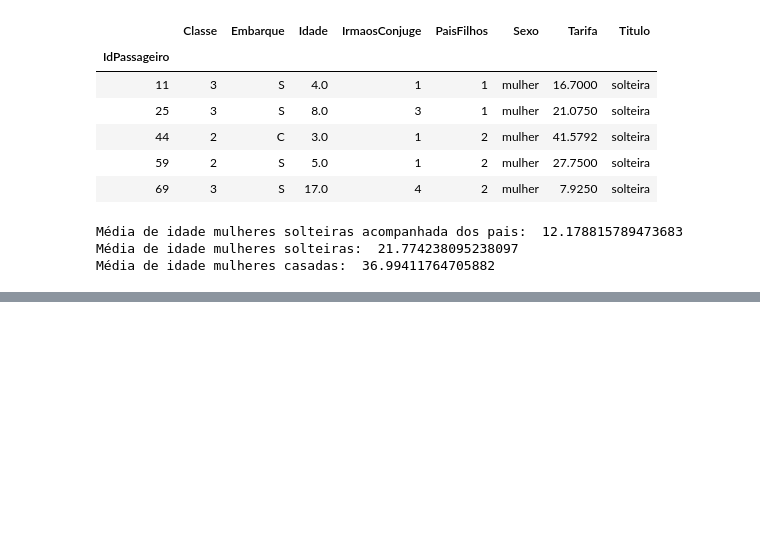
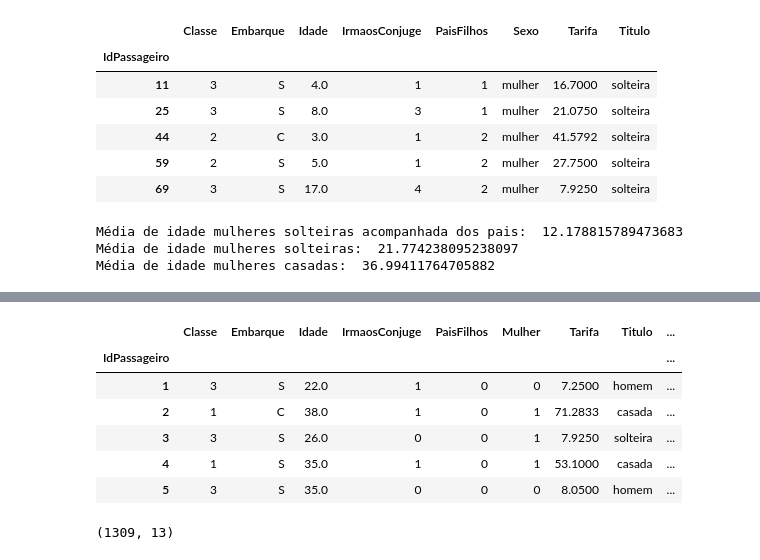
Before and after one commit to luizmachado/data_science, a Jupyter notebook: EstatisticaII.ipynb, the cells around one changed output, grey strips where cells are left out. Saved outputs shown, nothing was run; the diff lists cells and outputs as text; code cells hidden in the pictures; blank space fills up the shorter version.

```diff
--- a/EstatisticaII.ipynb
+++ b/EstatisticaII.ipynb
@@ -582,0 +585,6 @@ plt.show()
+# %%
+data['solteiras_com_pais'] = 0
+# %%
+for idx, _ in data.iterrows():
+    if idx in solteiras_com_pais.index:
+        data['solteiras_com_pais'].at[idx] = 1
@@ -582,0 +599,2 @@ plt.show()
+# %%
+data['Sexo'] = data['Sexo'].map({'homem': 0, 'mulher': 1})
@@ -582,0 +607,13 @@ plt.show()
+# %%
+data.columns = ['Classe', 'Embarque', 'Idade', 'IrmaosConjuge', 'PaisFilhos', 'Mulher',
+       'Tarifa', 'Titulo', 'solteiras_com_pais']
+# %%
+data.head()
+# %% [output]
+|  | Classe | Embarque | Idade | IrmaosConjuge | PaisFilhos | Mulher | Tarifa | Titulo | ... |
+| IdPassageiro |  |  |  |  |  |  |  |  | ... |
+| 1 | 3 | S | 22.0 | 1 | 0 | 0 | 7.2500 | homem | ... |
+| 2 | 1 | C | 38.0 | 1 | 0 | 1 | 71.2833 | casada | ... |
+| 3 | 3 | S | 26.0 | 0 | 0 | 1 | 7.9250 | solteira | ... |
+| 4 | 1 | S | 35.0 | 1 | 0 | 1 | 53.1000 | casada | ... |
+| 5 | 3 | S | 35.0 | 0 | 0 | 0 | 8.0500 | homem | ... |
@@ -582,0 +622,4 @@ plt.show()
+# %%
+data.shape
+# %% [output]
+(1309, 13)
```
Also changed, not shown: parts of 11 cells of this notebook.
